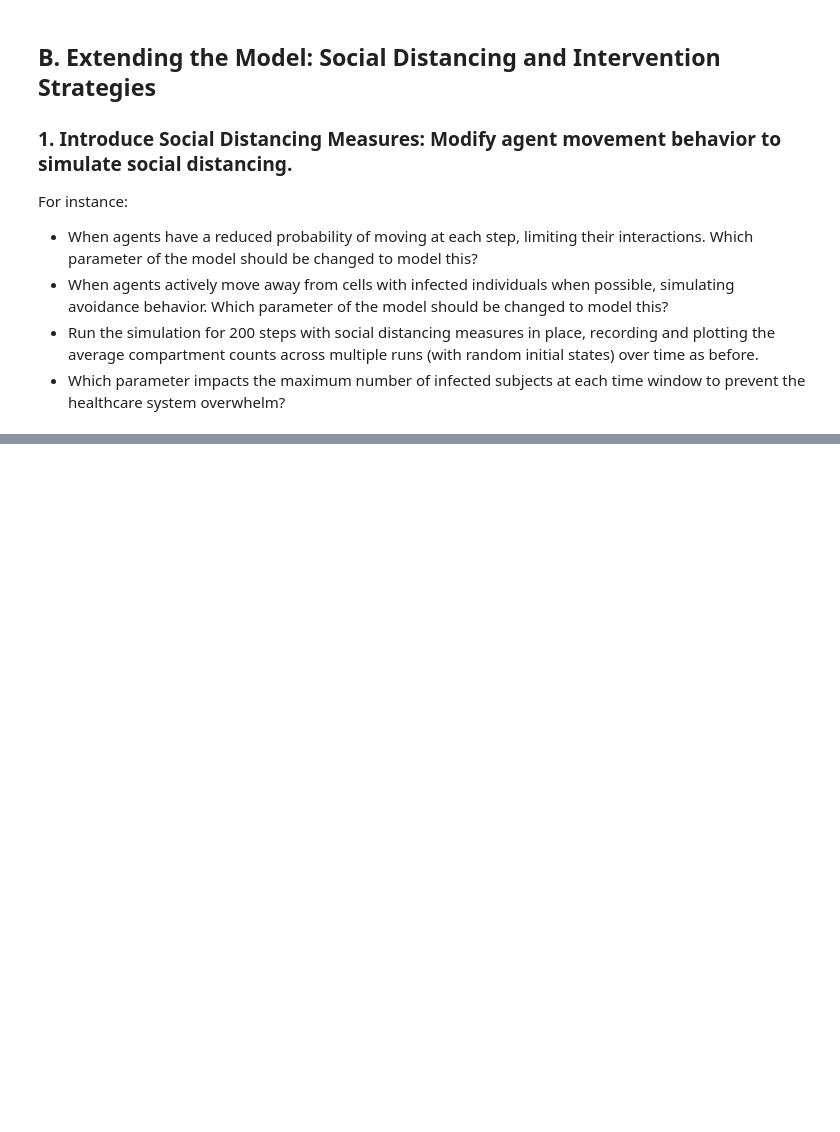
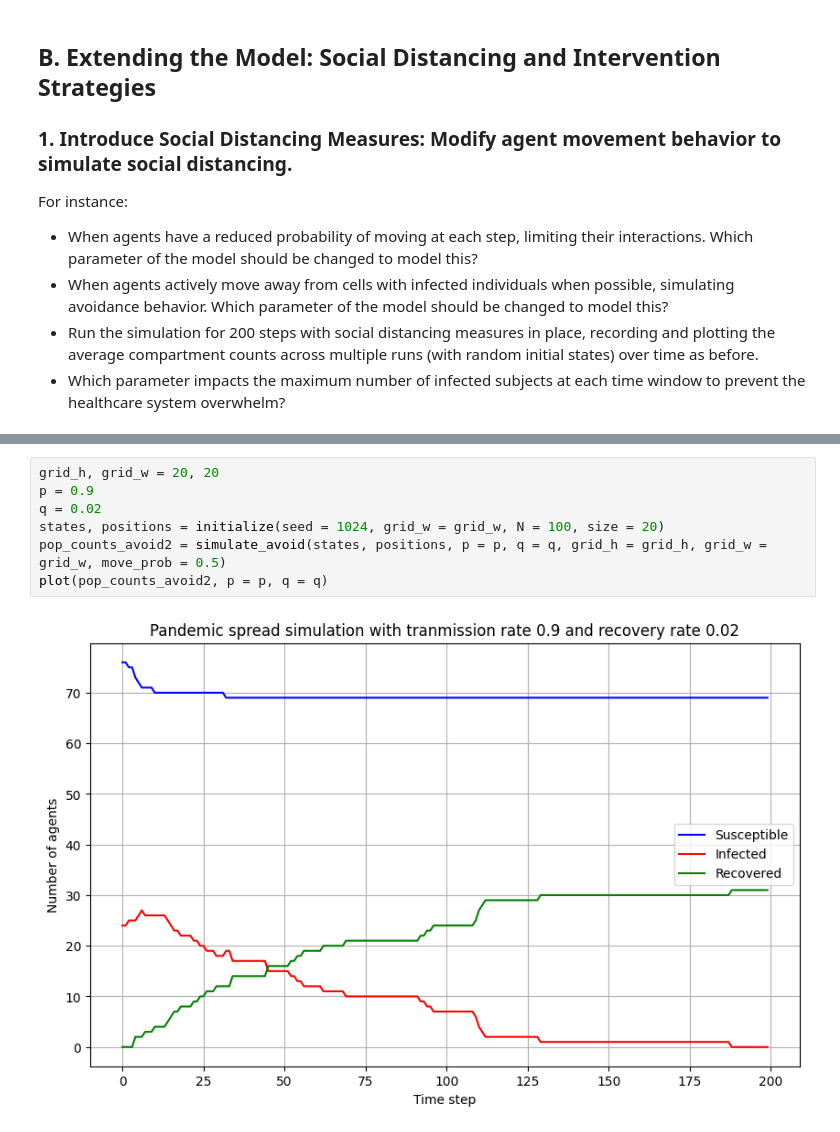
Before and after one commit to QianJingyun/Qian-BMI500-hw11, a Jupyter notebook: code.ipynb, the cells around one changed output, grey strips where cells are left out. Cells and saved outputs as stored; diff of their text form; blank space fills up the shorter version.

```diff
--- a/code.ipynb
+++ b/code.ipynb
@@ -216,0 +329,9 @@ For instance:
+# %%
+grid_h, grid_w = 20, 20
+p = 0.9
+q = 0.02
+states, positions = initialize(seed = 1024, grid_w = grid_w, N = 100, size = 20)
+pop_counts_avoid2 = simulate_avoid(states, positions, p = p, q = q, grid_h = grid_h, grid_w = grid_w, move_prob = 0.5)
+plot(pop_counts_avoid2, p = p, q = q)
+# %% [output]
+[figure, added]
```
Also changed, not shown: parts of 9 cells of this notebook.
